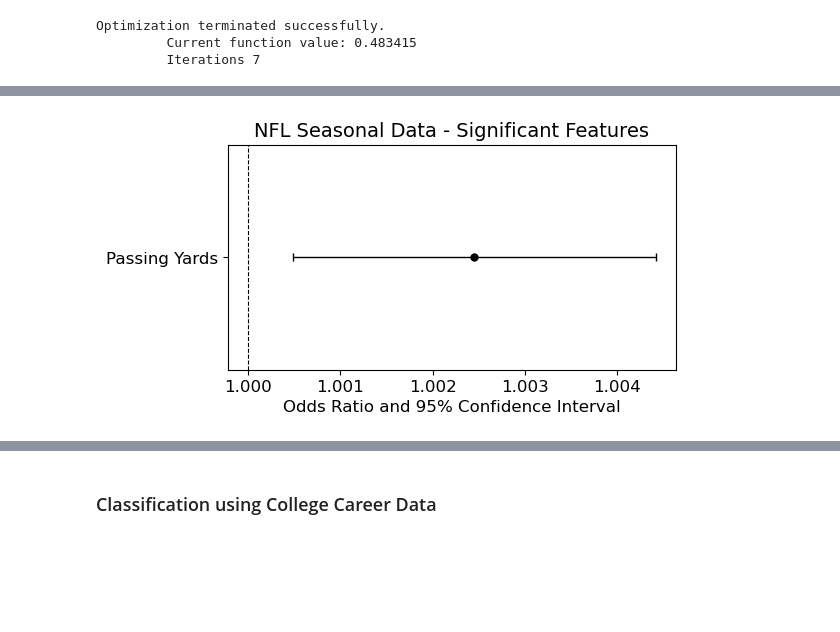
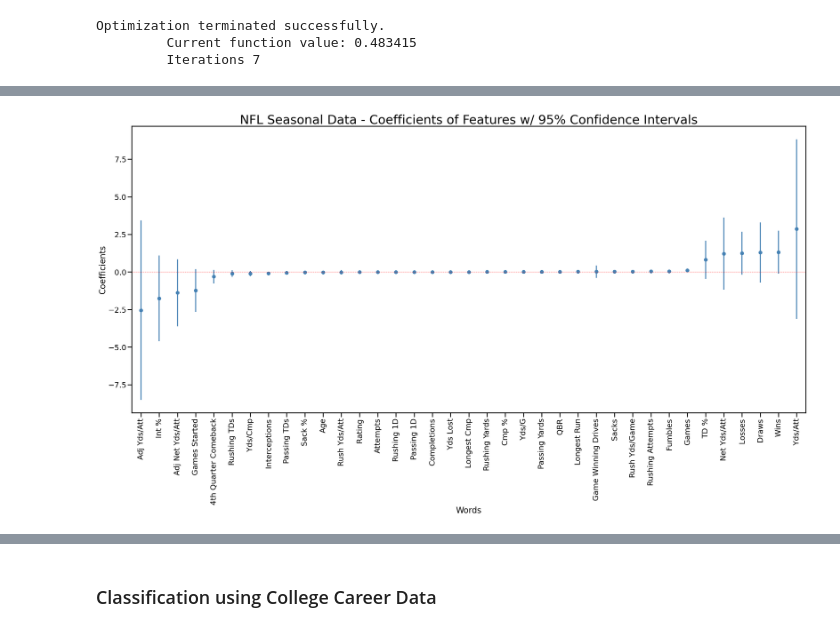
Before and after one commit to Ezekiel-25-17/Racial_Bias_in_American_Football, a Jupyter notebook: stats-classification.ipynb, the cells around one changed output, grey strips where cells are left out. Cells and saved outputs as stored; diff of their text form; code cells hidden in the pictures; blank space fills up the shorter version.

```diff
--- a/stats-classification.ipynb
+++ b/stats-classification.ipynb
@@ -242,19 +263,4 @@ odds
-# %%
-plt.figure(figsize=(6, 3))
-odds_sig = odds[odds['Significant?'] == 'Significant']
-
-ci = [odds_sig.iloc[::-1]['Odds Ratio'] - odds_sig.iloc[::-1]['2.5%'].values, odds_sig.iloc[::-1]['97.5%'].values - odds_sig.iloc[::-1]['Odds Ratio']]
-
-plt.errorbar(x=odds_sig.iloc[::-1]['Odds Ratio'], y=odds_sig.iloc[::-1].index.values, xerr=ci,
-            color='black',  capsize=3, linestyle='None', linewidth=1,
-            marker="o", markersize=5, mfc="black", mec="black")
-
-plt.axvline(x=1, linewidth=0.8, linestyle='--', color='black')
-
-plt.tick_params(axis='both', which='major', labelsize=12)
-plt.xlabel('Odds Ratio and 95% Confidence Interval', fontsize=12)
-plt.tight_layout()
-plt.title('NFL Seasonal Data - Significant Features', fontsize=14)
-plt.show()
-# %% [output]
-[figure, removed]
+# %%
+coefplot(model, figsize=(35, 15), sign=False, title='NFL Seasonal Data - Coefficients of Features w/ 95% Confidence Intervals')
+# %% [output]
+[figure, added]
```
Also changed, not shown: parts of 33 cells of this notebook.
